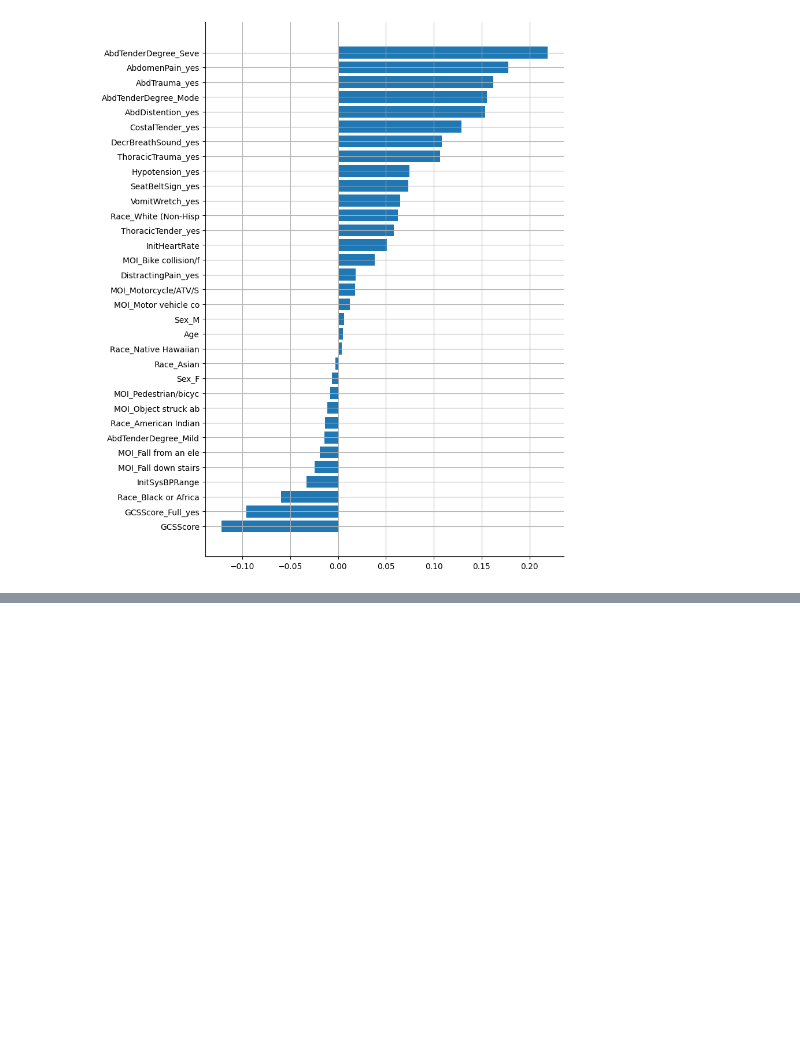
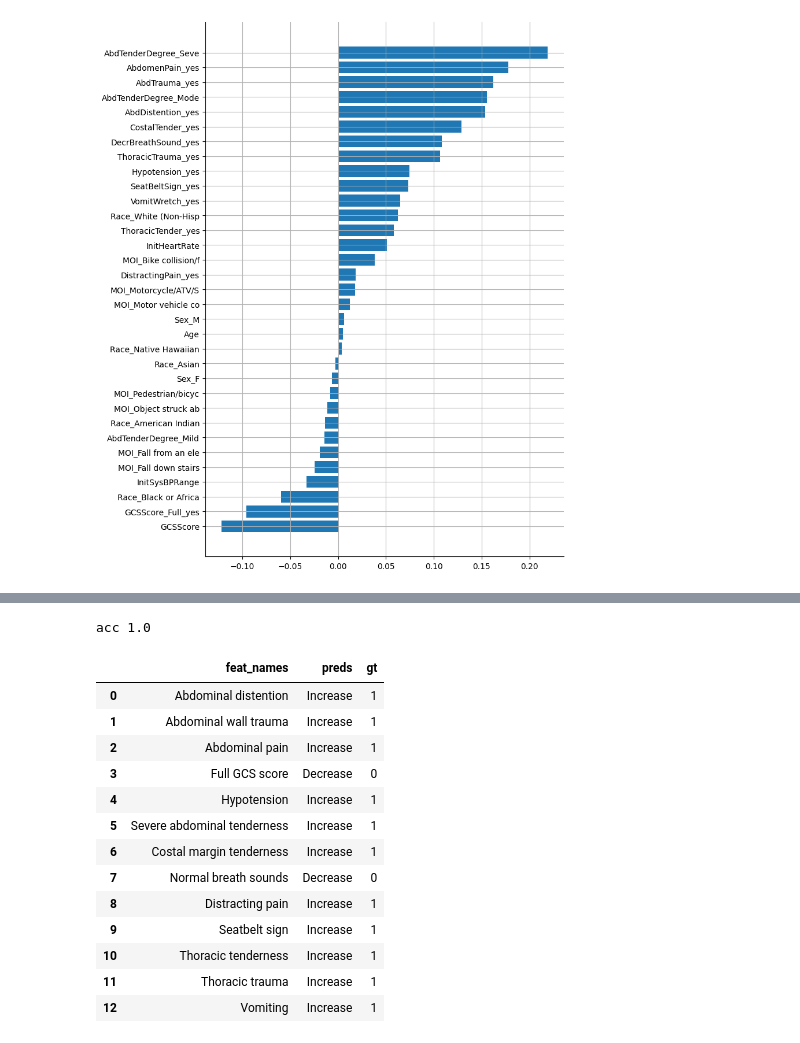
Before and after one commit to csinva/clinical-rule-analysis, a Jupyter notebook: notebooks_llm/05_feat_effect.ipynb, the cells around one changed output, grey strips where cells are left out. Cells and saved outputs as stored; diff of their text form; code cells hidden in the pictures; blank space fills up the shorter version.

Commit message:
update data dictionary

```diff
--- a/notebooks_llm/05_feat_effect.ipynb
+++ b/notebooks_llm/05_feat_effect.ipynb
@@ -120,3 +48,23 @@ plt.show()
 # %% [output]
 Unique features: 19
 [figure]
+# %%
+feats_clean = feat_select.ABBREV_TO_CLEAN_IAI.values()
+# list(feats_clean)
+RISK_CONTRIBUTION = {
+    'Abdominal distention': 1,
+    'Abdominal wall trauma': 1,
+    'Abdominal pain': 1,
+    'Full GCS score': 0,
+    'Hypotension': 1,
+    'Severe abdominal tenderness': 1,
+    'Costal margin tenderness': 1,
+    # 'Decreased breath sounds': 1,
+    'Normal breath sounds': 0,
+    'Distracting pain': 1,
+    'Seatbelt sign': 1,
+    'Thoracic tenderness': 1,
+    'Thoracic trauma': 1,
+    'Vomiting': 1,
+}
+feat_names = list(RISK_CONTRIBUTION.keys())
@@ -122,0 +73,12 @@ Unique features: 19
+# %%
+guidance.llm = guidance.llms.OpenAI("gpt-4-0314")
+increase_or_decrease = guidance(
+'''{{#system~}}
+You are a helpful assistant.
+{{~/system}}
+{{#user~}}
+Does the presence of {{feat_name}} tend to increase or decrease the risk of intra-abdominal injury?  Please answer with a single word, either "Increase" or "Decrease".
+{{~/user}}
+{{#assistant~}}
+{{gen 'answer' stop="\\n-"}}
+{{~/assistant}}''')
@@ -122,0 +90,4 @@ Unique features: 19
+# %%
+preds = []
+for feat_name in tqdm(feat_names):
+    preds.append(increase_or_decrease(feat_name=feat_name)['answer'])
@@ -122,0 +96,25 @@ Unique features: 19
+# %%
+d = pd.DataFrame.from_dict({
+    'feat_names': feat_names,
+    'preds': preds,
+    'gt': list(RISK_CONTRIBUTION.values())
+})
+acc = (d['preds'].str.lower().str.startswith('inc').astype(int) == d['gt']).mean()
+print('acc', acc)
+d
+# %% [output]
+acc 1.0
+|  | feat_names | preds | gt |
+| 0 | Abdominal distention | Increase | 1 |
+| 1 | Abdominal wall trauma | Increase | 1 |
+| 2 | Abdominal pain | Increase | 1 |
+| 3 | Full GCS score | Decrease | 0 |
+| 4 | Hypotension | Increase | 1 |
+| 5 | Severe abdominal tenderness | Increase | 1 |
+| 6 | Costal margin tenderness | Increase | 1 |
+| 7 | Normal breath sounds | Decrease | 0 |
+| 8 | Distracting pain | Increase | 1 |
+| 9 | Seatbelt sign | Increase | 1 |
+| 10 | Thoracic tenderness | Increase | 1 |
+| 11 | Thoracic trauma | Increase | 1 |
+| 12 | Vomiting | Increase | 1 |
```
Also changed, not shown: parts of 12 cells of this notebook, 5 other files.
